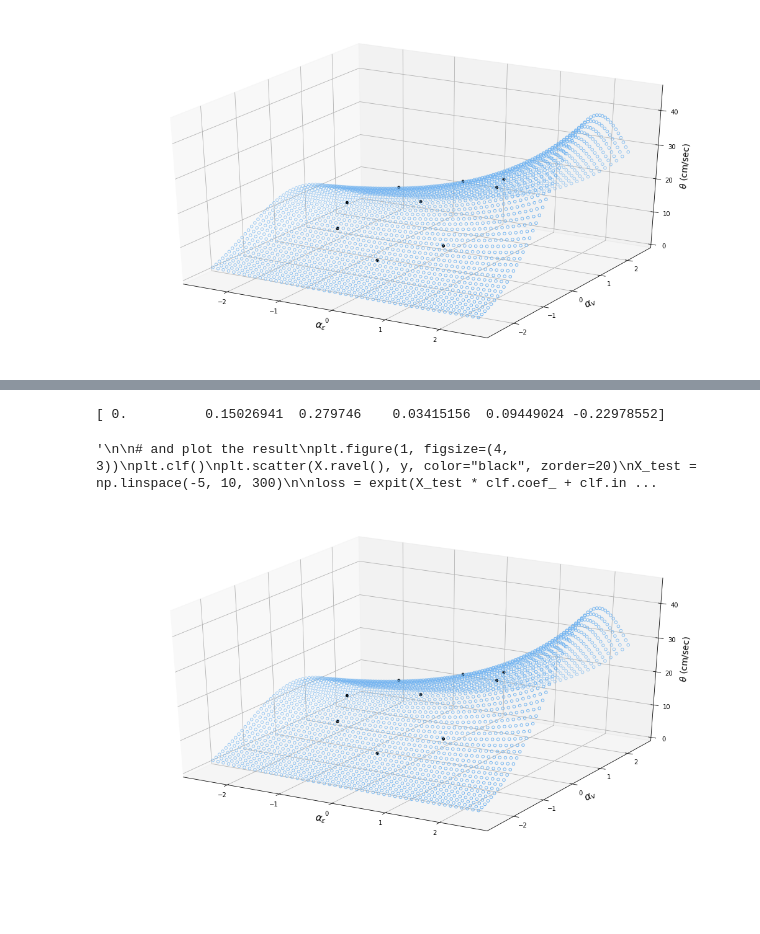
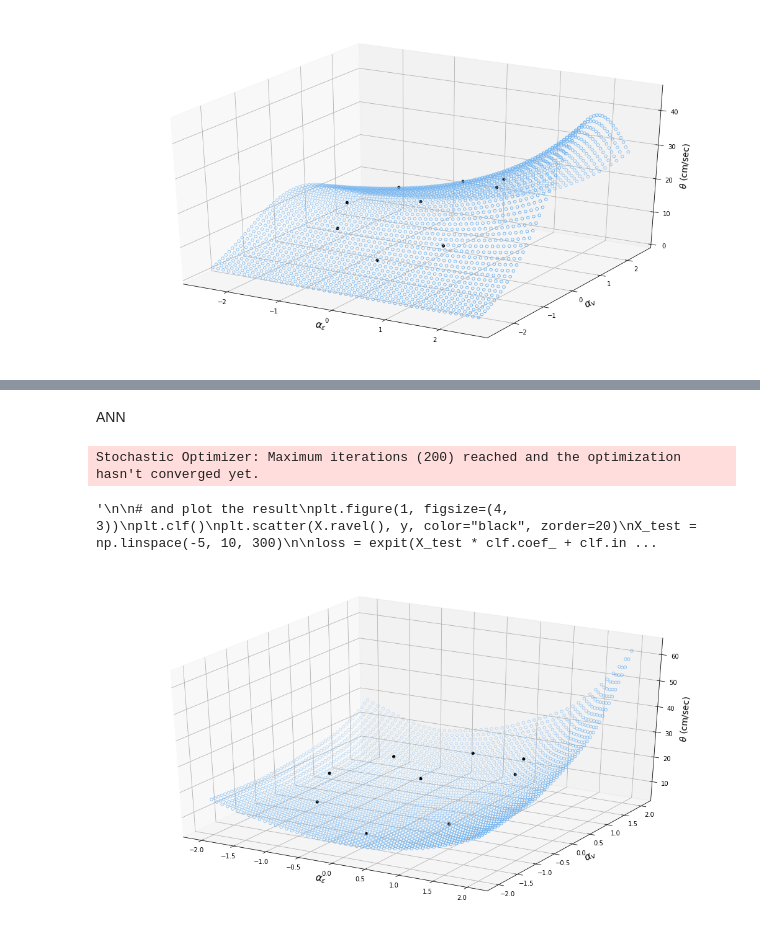
Before and after one commit to mtareqsoliman/msthesis, a Jupyter notebook: 9CCM_10202022.ipynb, the cells around one changed output, grey strips where cells are left out. Cells and saved outputs as stored; diff of their text form; code cells hidden in the pictures; blank space fills up the shorter version.

```diff
--- a/9CCM_10202022.ipynb
+++ b/9CCM_10202022.ipynb
@@ -381,34 +525,34 @@ fig.show()
+# %% [markdown]
+ANN
 # %%
 # -*- coding: utf-8 -*-
 
 from sklearn.preprocessing import PolynomialFeatures
-from sklearn.linear_model import LinearRegression, BayesianRidge
+from sklearn.linear_model import LinearRegression
+from sklearn.neural_network import MLPRegressor
+from sklearn.datasets import make_regression
 from sklearn.metrics import mean_squared_error
 from sklearn.metrics import r2_score
 
 x_1,x_2 = map(list,zip(*NLTHA9_pivot.index.values))
 x_values =np.column_stack((x_1,x_2))
 y_values = np.log(theta_9_list)
-poly_model = PolynomialFeatures(degree=2)
-poly_x_values = poly_model.fit_transform(x_values)
 
 # should be in the form [1, a, b, a^2, ab, b^2]
-poly_model.fit(poly_x_values, y_values)
 
-clf = LinearRegression()
-clf.fit(poly_x_values, y_values)
+clf = MLPRegressor(alpha=1)
+clf.fit(x_values, y_values)
 
-y_pred = clf.predict(poly_x_values)
-print(clf.coef_)
+y_pred = clf.predict(x_values)
+#print(clf.coef_)
 #p00,p10,p01,p20,p11,p02 = regression_model.coef_.T
 MSE = mean_squared_error(y_values, y_pred, squared=False)
 
 
-x1_mesh,x2_mesh = np.linspace(-2.5, 2.5, 50), np.linspace(-2.5, 2.5, 50)
+x1_mesh,x2_mesh = np.linspace(-2, 2, 50), np.linspace(-2, 2, 50)
 x1_mesh, x2_mesh = np.meshgrid(x1_mesh, x2_mesh)
 x_mesh = np.array([x1_mesh.flatten(), x2_mesh.flatten()]).T
-poly_x_mesh = poly_model.fit_transform(x_mesh)
-y_mesh = clf.predict(poly_x_mesh)
+y_mesh = clf.predict(x_mesh)
 
 fig, ax = plt.subplots(figsize =(18,10), subplot_kw={'projection': '3d'})
 
@@ -430,32 +574,32 @@ ax.scatter(x1_mesh, x2_mesh, np.exp(y_mesh), facecolor=(0,0,0,0), s=20, edgecolo
 plt.figure(1, figsize=(4, 3))
 plt.clf()
 plt.scatter(X.ravel(), y, color="black", zorder=20)
 X_test = np.linspace(-5, 10, 300)
 
 loss = expit(X_test * clf.coef_ + clf.intercept_).ravel()
 plt.plot(X_test, loss, color="red", linewidth=3)
 
 ols = LinearRegression()
 ols.fit(X, y)
 plt.plot(X_test, ols.coef_ * X_test + ols.intercept_, linewidth=1)
 plt.axhline(0.5, color=".5")
 
 plt.ylabel("y")
 plt.xlabel("X")
 plt.xticks(range(-5, 10))
 plt.yticks([0, 0.5, 1])
 plt.ylim(-0.25, 1.25)
 plt.xlim(-4, 10)
 plt.legend(
     ("Logistic Regression Model", "Linear Regression Model"),
     loc="lower right",
     fontsize="small",
 )
 plt.tight_layout()
 plt.show()
 
 '''
 # %% [output]
-[ 0.          0.15026941  0.279746    0.03415156  0.09449024 -0.22978552]
+Stochastic Optimizer: Maximum iterations (200) reached and the optimization hasn't converged yet.
 '\n\n# and plot the result\nplt.figure(1, figsize=(4, 3))\nplt.clf()\nplt.scatter(X.ravel(), y, color="black", zorder=20)\nX_test = np.linspace(-5, 10, 300)\n\nloss = expit(X_test * clf.coef_ + clf.in ...
-[figure, old version]
+[figure, new version]
```
Also changed, not shown: parts of 6 cells of this notebook.
